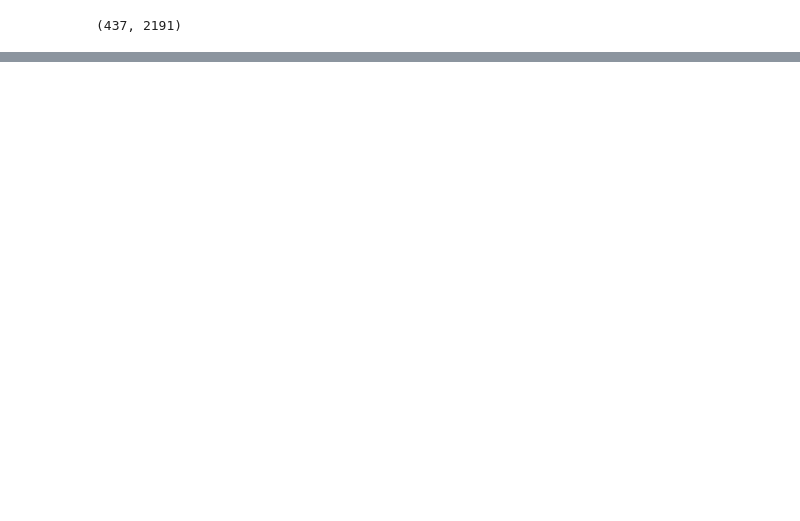
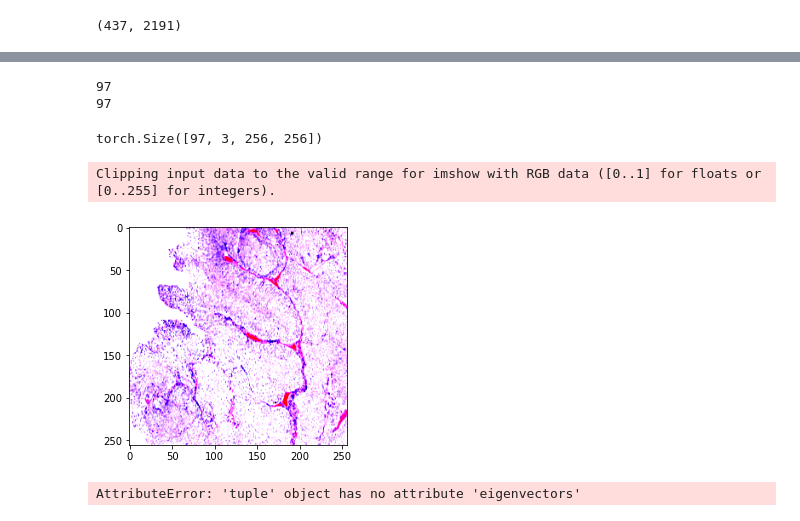
Before and after one commit to konst-int-i/healnet, a Jupyter notebook: notebooks/late_fusion.ipynb, the cells around one changed output, grey strips where cells are left out. Cells and saved outputs as stored; diff of their text form; code cells hidden in the pictures; blank space fills up the shorter version.

```diff
--- a/notebooks/late_fusion.ipynb
+++ b/notebooks/late_fusion.ipynb
@@ -63,3 +63,0 @@ def train_random_forest(X, y):
-# %%
-X = blca.features.values
-y = blca.omic_df["y_disc"].values
@@ -79,0 +235,38 @@ array([ 72,  83, 109, 173])
+# %%
+from torchvision import transforms
+# patch_coords = h5_file["coords"][:] # gives x,y coordinates of regions to read in
+
+def load_patches(slide_id: str, level: int = 2):
+    coords = load_patch_coords() # dictionary of all slide patch coordinates
+    num_patches = [len(coord) for coord in coords.values()]
+    patch_tensors = torch.zeros(max(num_patches), 3, 256, 256)
+    print(max(num_patches))
+    for idx, coord in enumerate(coords[slide_id]):
+        x, y = coord
+        slide = OpenSlide(raw_path.joinpath(f"{slide_id}.svs"))
+        patch = slide.read_region(location=(x,y), level=level, size=(256, 256))
+        transform = transforms.Compose([
+            transforms.ToTensor(),
+            transforms.Lambda(lambda x: x[:3, :, :]), # remove alpha channel
+            transforms.Normalize(mean=[0.485, 0.456, 0.406], std=[0.229, 0.224, 0.225])
+        ])
+        patch_tensor = transform(patch)
+        patch_tensors[idx] = patch_tensor
+    return patch_tensors
+
+
+dataset = "blca"
+prep_path = Path(config.tcga_path).joinpath(f"wsi/{dataset}_preprocessed_level{level}")
+raw_path = Path(config.tcga_path).joinpath(f"wsi/{dataset}")
+slide_id1 = os.listdir(raw_path)[0].rsplit(".", 1)[0] # (split to remove .svs)
+slide_id2 = os.listdir(raw_path)[1].rsplit(".", 1)[0]
+
+patch_tensor1 = load_patches(slide_id1, level=2)
+patch_tensor2 = load_patches(slide_id2, level=2)
+# %% [output]
+97
+97
+# %%
+print(patch_tensor1.shape)
+# %% [output]
+torch.Size([97, 3, 256, 256])
@@ -79,0 +275,12 @@ array([ 72,  83, 109, 173])
+# %%
+patch_tmp = patch_tensor1[1].permute(1,2,0)
+plt.imshow(patch_tmp)
+plt.show()
+# %% [output]
+Clipping input data to the valid range for imshow with RGB data ([0..1] for floats or [0..255] for integers).
+[figure, added]
+# %%
+num_components = 10
+selected_components = pca.eigenvectors()[:, :num_components]
+# %% [output]
+AttributeError: 'tuple' object has no attribute 'eigenvectors'
```
Also changed, not shown: parts of 31 cells of this notebook, 4 other files.
